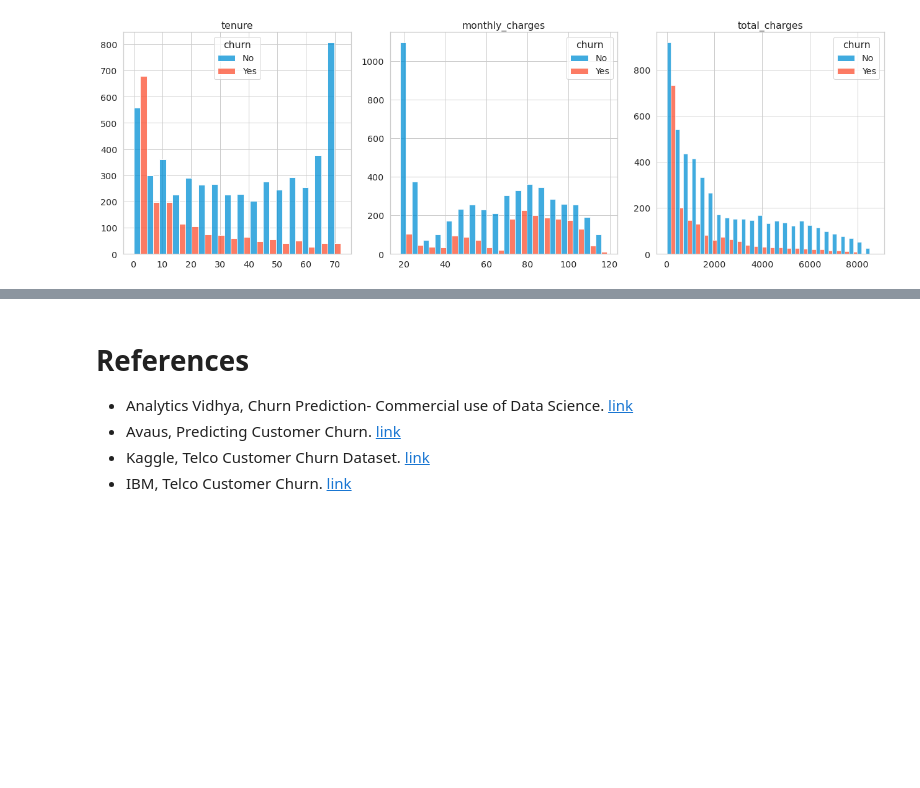
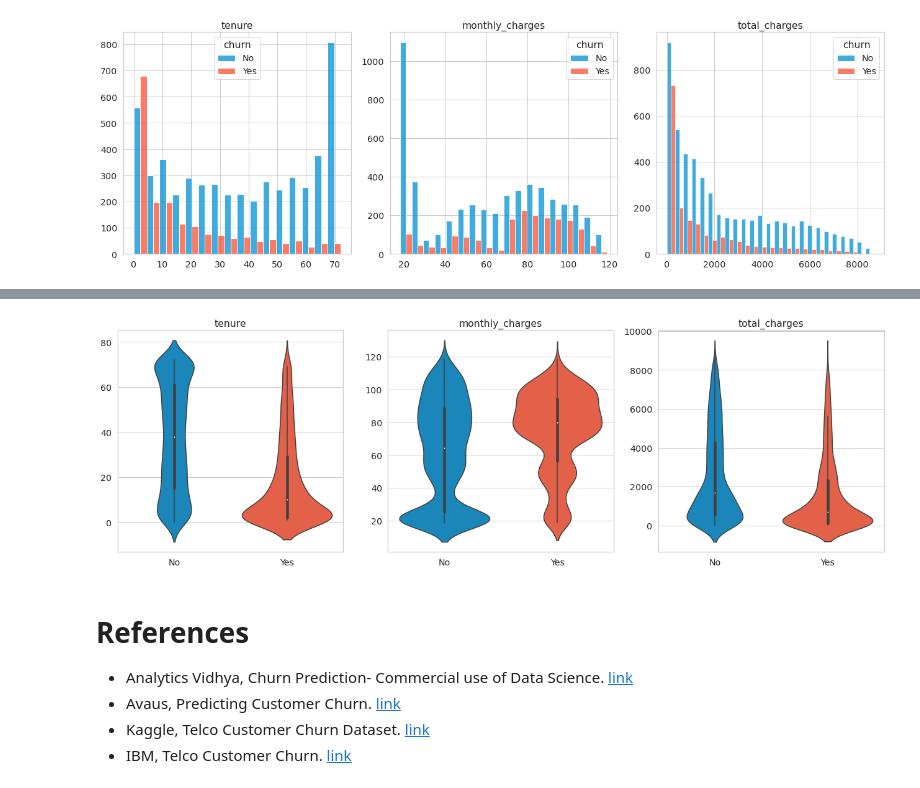
Before and after one commit to adhang/data-science-digital-skola, a Jupyter notebook: 99. Final Project/Telco Customer Churn Prediction.ipynb, the cells around one changed output, grey strips where cells are left out. Saved outputs shown, nothing was run; the diff lists cells and outputs as text; code cells hidden in the pictures; blank space fills up the shorter version.

```diff
--- a/99. Final Project/Telco Customer Churn Prediction.ipynb
+++ b/99. Final Project/Telco Customer Churn Prediction.ipynb
@@ -619,3 +557,17 @@ plt.show()
+# %%
+fig, ax = plt.subplots(1, 3, figsize=(18,6))
+
+# overall customer
+for i, col in enumerate(column_list_numerical):
+  sns.violinplot(data=data, x='churn', y=col, ax=ax[i])
+  ax[i].set_title(col)
+  ax[i].set_xlabel('')
+  ax[i].set_ylabel('')
+
+plt.tight_layout()
+plt.show()
+# %% [output]
+[figure, added]
 # %% [markdown]
 # References
 - Analytics Vidhya, Churn Prediction- Commercial use of Data Science. [link](https://www.analyticsvidhya.com/blog/2021/08/churn-prediction-commercial-use-of-data-science/)
```
Also changed, not shown: parts of 15 cells of this notebook.
